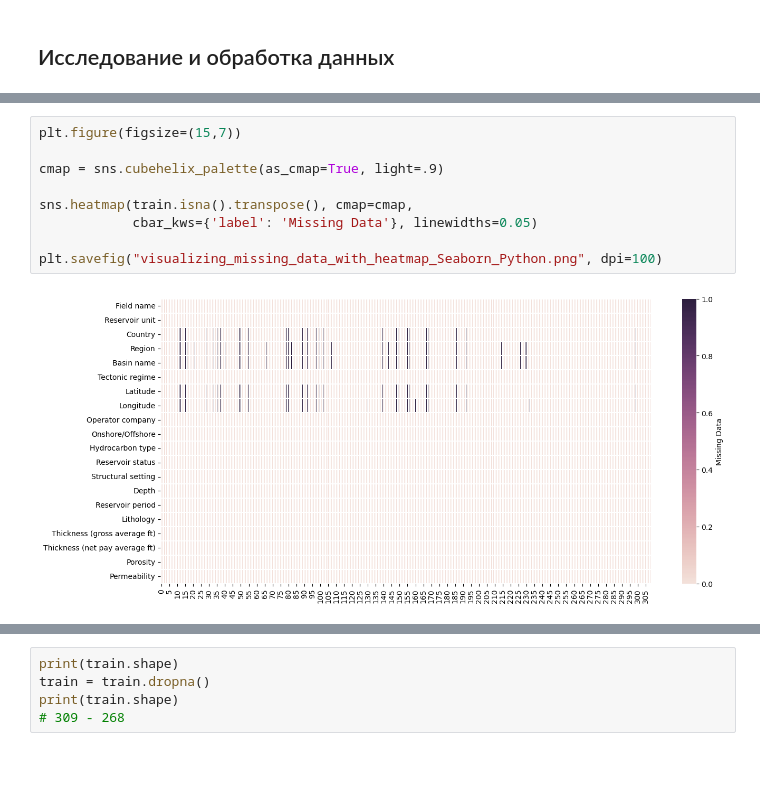
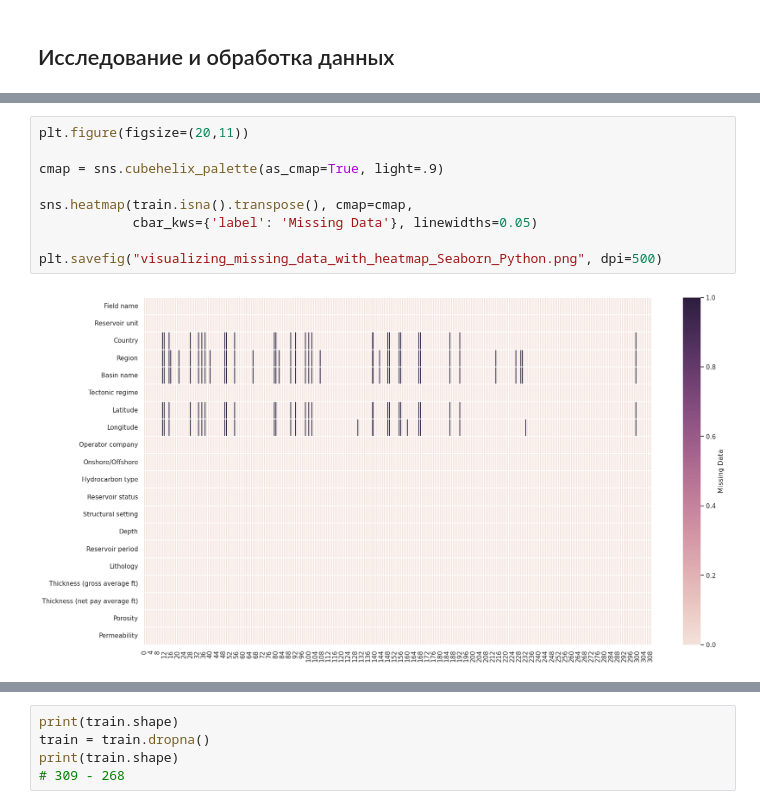
Before and after one commit to iTonyJah/DataScience, a Jupyter notebook: Edu/classical_ml/Baseline_Oil_&_Gas_Field_Development_SF_1.ipynb, the cells around one changed output, grey strips where cells are left out. Cells and saved outputs as stored; diff of their text form; blank space fills up the shorter version.

```diff
--- a/Edu/classical_ml/Baseline_Oil_&_Gas_Field_Development_SF_1.ipynb
+++ b/Edu/classical_ml/Baseline_Oil_&_Gas_Field_Development_SF_1.ipynb
@@ -71,14 +131,14 @@ train.head()
 # %%
-plt.figure(figsize=(15,7))
+plt.figure(figsize=(20,11))
 
 cmap = sns.cubehelix_palette(as_cmap=True, light=.9)
 
 sns.heatmap(train.isna().transpose(), cmap=cmap,
             cbar_kws={'label': 'Missing Data'}, linewidths=0.05)
 
-plt.savefig("visualizing_missing_data_with_heatmap_Seaborn_Python.png", dpi=100)
+plt.savefig("visualizing_missing_data_with_heatmap_Seaborn_Python.png", dpi=500)
 # %% [output]
-[figure, old version]
+[figure, new version]
 # %%
 plt.figure(figsize=(15,7))
 
```
Also changed, not shown: parts of 32 cells of this notebook, 3 other files.
